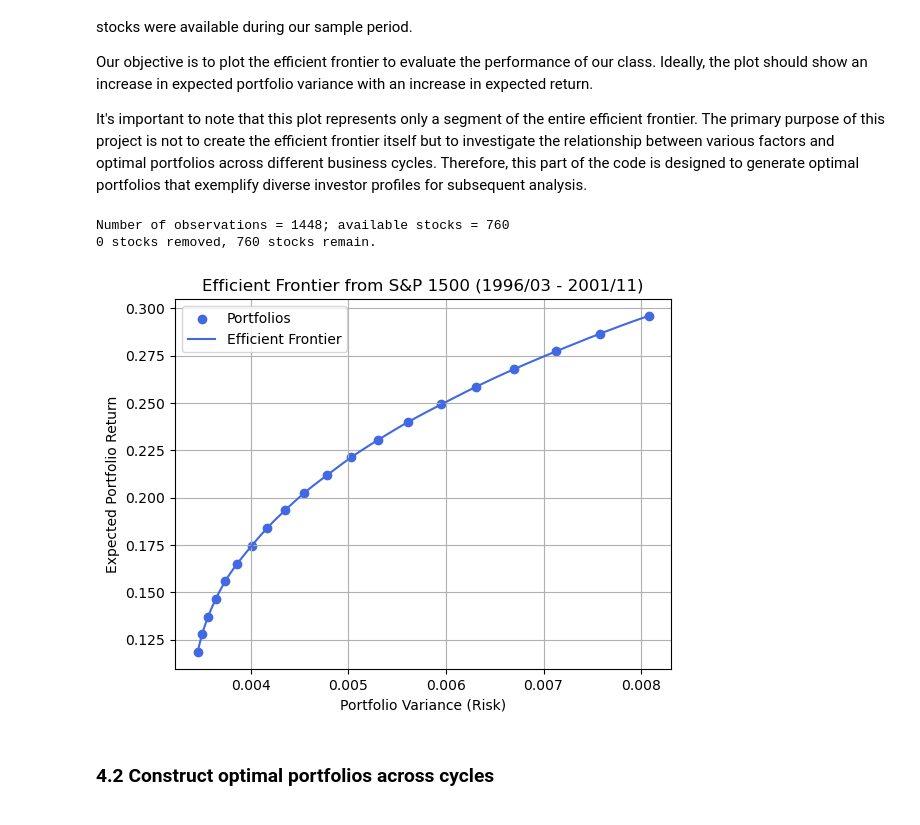
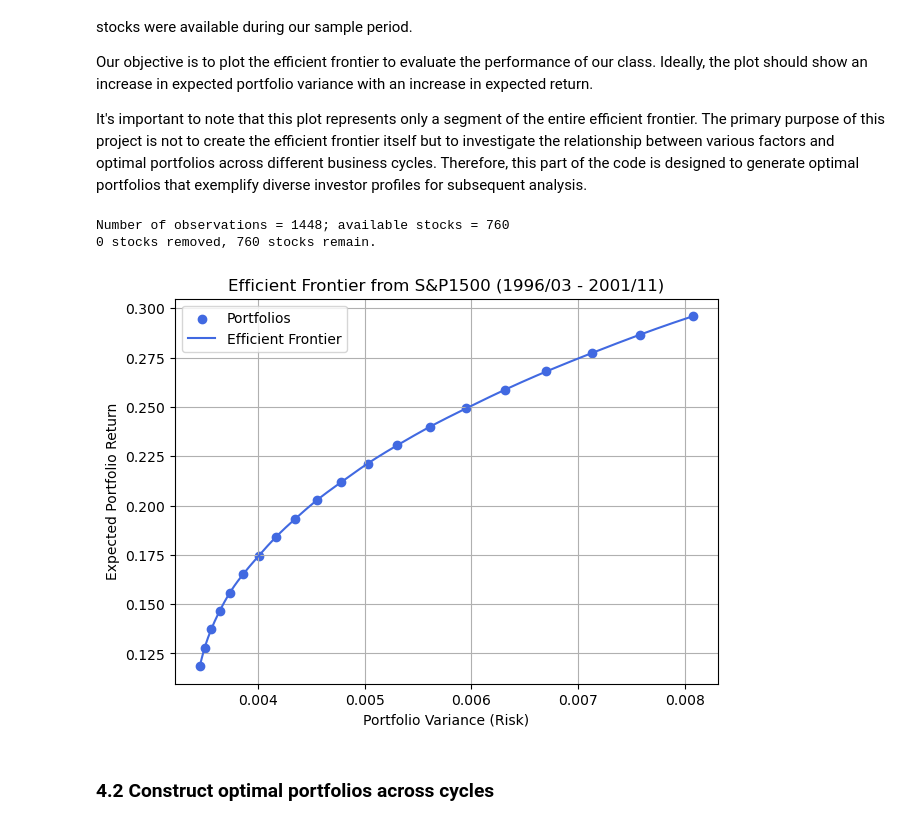
Before and after one commit to patrickwjwang/equity-cycle, a Jupyter notebook: notebooks/equity-cycle-submission-1.ipynb, the cells around one changed output. Drawn from its saved outputs; the diff is of its cells as text; code cells hidden in the pictures.

```diff
--- a/notebooks/equity-cycle-submission-1.ipynb
+++ b/notebooks/equity-cycle-submission-1.ipynb
@@ -253,35 +253,37 @@ num_pfo = 20
 ef_pfo = OptimalPortfolios(df, num_pfo, corr_threshold=0.99)
 ef_pfo.calculate_efficient_frontier()
 
 # Convert lists to numpy arrays for easier manipulation
 pfo_returns_array = np.array(ef_pfo.pfo_returns)
 pfo_vars_array = np.array(ef_pfo.pfo_vars)
 sorted_indices = np.argsort(pfo_vars_array)
 pfo_vars_sorted = pfo_vars_array[sorted_indices]
 pfo_returns_sorted = pfo_returns_array[sorted_indices]
 
 # Get individual stock returns and variances
 individual_returns = ef_pfo._mu
 individual_vars = np.diag(ef_pfo._cov_matrix)
 
 # Creating the spline to smooth efficent frontier
 spline = make_interp_spline(pfo_vars_sorted, pfo_returns_sorted, k=3)  # k is the degree of the spline
 smooth_vars = np.linspace(pfo_vars_sorted.min(), pfo_vars_sorted.max(), 300)
 smooth_returns = spline(smooth_vars)
 
 # Plotting the efficient frontier using the sample data
+plt.figure(figsize=(7,5))
 plt.scatter(ef_pfo.pfo_vars, ef_pfo.pfo_returns, color='royalblue', label='Portfolios')
 plt.plot(smooth_vars, smooth_returns, color='royalblue', label='Efficient Frontier')
-plt.title('Efficient Frontier from S&P 1500 (1996/03 - 2001/11)')
+plt.title('Efficient Frontier from S&P1500 (1996/03 - 2001/11)')
 plt.xlabel('Portfolio Variance (Risk)')
 plt.ylabel('Expected Portfolio Return')
 plt.grid(True)
 plt.legend()
+plt.savefig(os.path.join(graph_dir, 'sample_efficient_frontier.png'))
 plt.show()
 # %% [output]
 Number of observations = 1448; available stocks = 760
 0 stocks removed, 760 stocks remain.
-[figure, old version]
+[figure, new version]
 # %% [markdown]
 ### 4.2 Construct optimal portfolios across cycles
 # %% [markdown]
```
Also changed, not shown: parts of 1 cell of this notebook, 9 other files.
